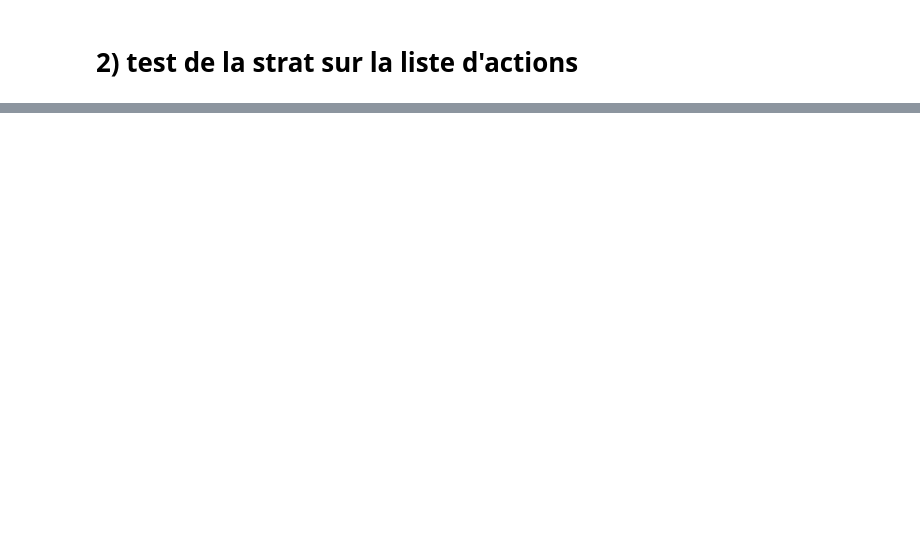
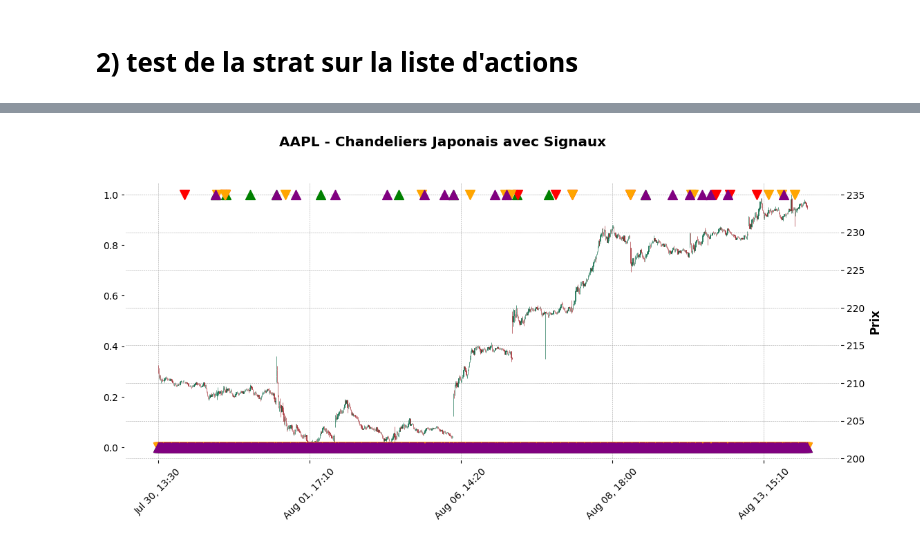
Before and after one commit to AudreyAribaud/Stock-Market, a Jupyter notebook: notebook/screener.ipynb, the cells around one changed output, grey strips where cells are left out. Drawn from its saved outputs; the diff is of its cells as text; code cells hidden in the pictures; blank space fills up the shorter version.

```diff
--- a/notebook/screener.ipynb
+++ b/notebook/screener.ipynb
@@ -171,2 +155,6 @@ Il y a 66 actions sélectionnées pour tester la stratégie
 # %% [markdown]
 # 2) test de la strat sur la liste d'actions
+# %%
+tickers_list = ["AAPL", "MSFT", "NVDA", "AMZN", "META"]
+
+df.head()
@@ -172,0 +457,82 @@ Il y a 66 actions sélectionnées pour tester la stratégie
+# %%
+import mplfinance as mpf
+import matplotlib.colors as mcolors
+
+# --- Paramètres ---
+#tickers_list = ["AAPL", "MSFT", "NVDA", "AMZN", "META"]
+end = datetime.today().strftime('%Y-%m-%d')
+start = (pd.to_datetime(end) - pd.Timedelta(days=15)).strftime('%Y-%m-%d')
+
+# --- Télécharger SPY ---
+spy_5m, spy_15m, spy_30m, spy_1d = get_all_timeframes_for_ticker("SPY", start, end)
+
+# --- Télécharger tous les tickers et lancer la stratégie ---
+results = {}
+dfs_5min = {}
+for t in tickers_list:
+    df5_t, df15_t, df30_t, df1d_t = get_all_timeframes_for_ticker(t, start, end)
+    dfs_5min[t] = df5_t
+    res = buy_sell_strategy_full(
+        df5_t, df15_t, df30_t, df1d_t,
+        spy_5m, spy_15m, spy_30m, spy_1d
+    )
+    results[t] = res
+
+# --- Affichage des signaux pour AAPL ---
+for key, df in results["AAPL"].items():
+    print(f"\n--- {key} ---")
+    print(df.tail())
+
+import mplfinance as mpf
+import pandas as pd
+
+def plot_signals(df, signals, ticker):
+    # Copie du DataFrame original
+    df_plot = df.copy()
+
+    # Ajout des signaux comme colonnes
+    df_plot['Enter_Long'] = signals['Enter_Long'].astype(int)
+    df_plot['Exit_Long'] = signals['Exit_Long'].astype(int)
+    df_plot['Enter_Short'] = signals['Enter_Short'].astype(int)
+    df_plot['Exit_Short'] = signals['Exit_Short'].astype(int)
+
+    # Création des flèches pour les signaux
+    enter_long_arrows = mpf.make_addplot(
+        df_plot['Enter_Long'], type='scatter', markersize=100, marker='^', color='green', panel=0
+    )
+    exit_long_arrows = mpf.make_addplot(
+        df_plot['Exit_Long'], type='scatter', markersize=100, marker='v', color='red', panel=0
+    )
+    enter_short_arrows = mpf.make_addplot(
+        df_plot['Enter_Short'], type='scatter', markersize=100, marker='v', color='orange', panel=0
+    )
+    exit_short_arrows = mpf.make_addplot(
+        df_plot['Exit_Short'], type='scatter', markersize=100, marker='^', color='purple', panel=0
+    )
+
+    # Affichage des chandeliers avec les signaux
+    mpf.plot(
+        df_plot,
+        type='candle',
+        style='charles',
+        title=f"{ticker} - Chandeliers Japonais avec Signaux",
+        ylabel='Prix',
+        volume=False,
+        addplot=[
+            enter_long_arrows,
+            exit_long_arrows,
+            enter_short_arrows,
+            exit_short_arrows,
+        ],
+        figratio=(15, 6),
+        figscale=1.0,
+    )
+
+
+for ticker, signals in results.items():
+    df_price = dfs_5min[ticker]
+    # Vérifie et convertit l'index si nécessaire
+    if not isinstance(df_price.index, pd.DatetimeIndex):
+        df_price.index = pd.to_datetime(df_price.index)
+    plot_signals(df_price, signals, ticker)
+# %% [output]
@@ -172,0 +576 @@ Il y a 66 actions sélectionnées pour tester la stratégie
+[figure, added]
```
Also changed, not shown: parts of 31 cells of this notebook, 1 other file.
